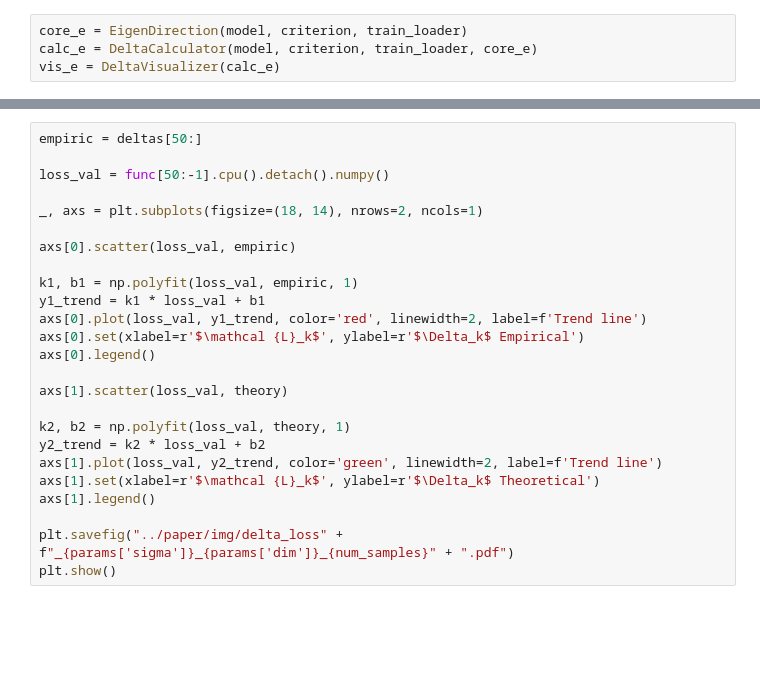
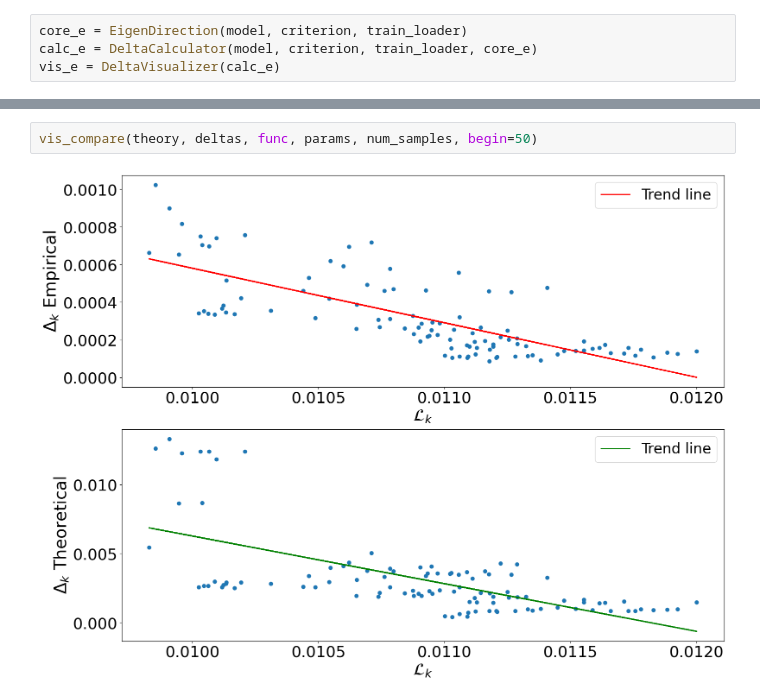
Before and after one commit to intsystems/2025-Project-183, a Jupyter notebook: code/estimation.ipynb, the cells around one changed output, grey strips where cells are left out. Drawn from its saved outputs; the diff is of its cells as text; blank space fills up the shorter version.

```diff
--- a/code/estimation.ipynb
+++ b/code/estimation.ipynb
@@ -91,25 +83,4 @@ deltas = vis_e.visualize_border(theory,
 # %%
-empiric = deltas[50:]
-
-loss_val = func[50:-1].cpu().detach().numpy()
-
-_, axs = plt.subplots(figsize=(18, 14), nrows=2, ncols=1)
-
-axs[0].scatter(loss_val, empiric)
-
-k1, b1 = np.polyfit(loss_val, empiric, 1)
-y1_trend = k1 * loss_val + b1
-axs[0].plot(loss_val, y1_trend, color='red', linewidth=2, label=f'Trend line')
-axs[0].set(xlabel=r'$\mathcal {L}_k$', ylabel=r'$\Delta_k$ Empirical')
-axs[0].legend()
-
-axs[1].scatter(loss_val, theory)
-
-k2, b2 = np.polyfit(loss_val, theory, 1)
-y2_trend = k2 * loss_val + b2
-axs[1].plot(loss_val, y2_trend, color='green', linewidth=2, label=f'Trend line')
-axs[1].set(xlabel=r'$\mathcal {L}_k$', ylabel=r'$\Delta_k$ Theoretical')
-axs[1].legend()
-
-plt.savefig("../paper/img/delta_loss" + f"_{params['sigma']}_{params['dim']}_{num_samples}" + ".pdf")
-plt.show()
+vis_compare(theory, deltas, func, params, num_samples, begin=50)
+# %% [output]
+[figure, added]
```
Also changed, not shown: parts of 5 cells of this notebook, 17 other files.
